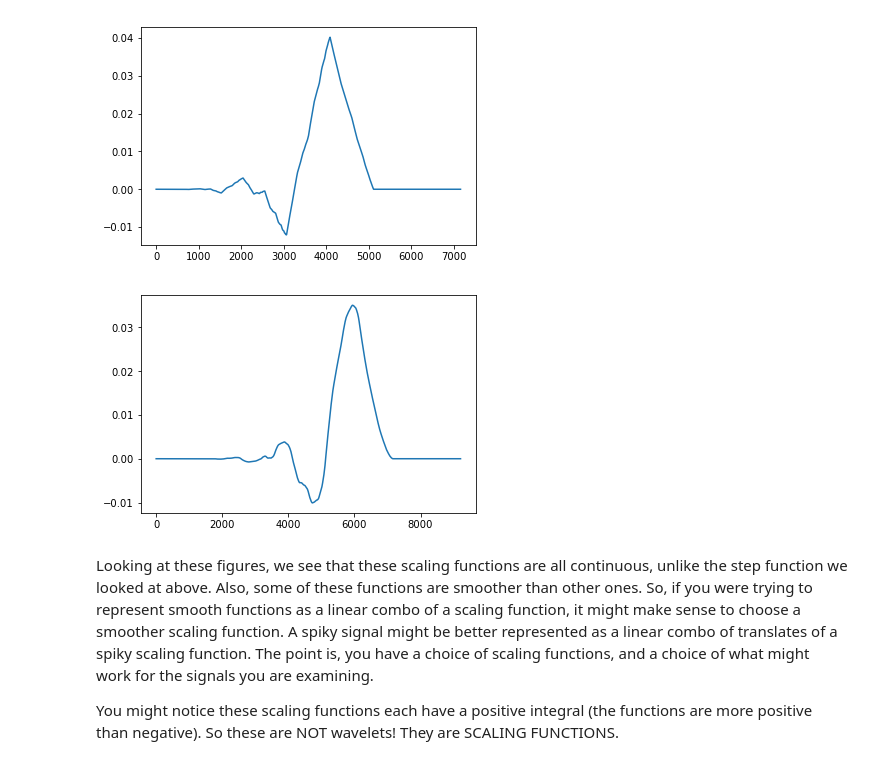
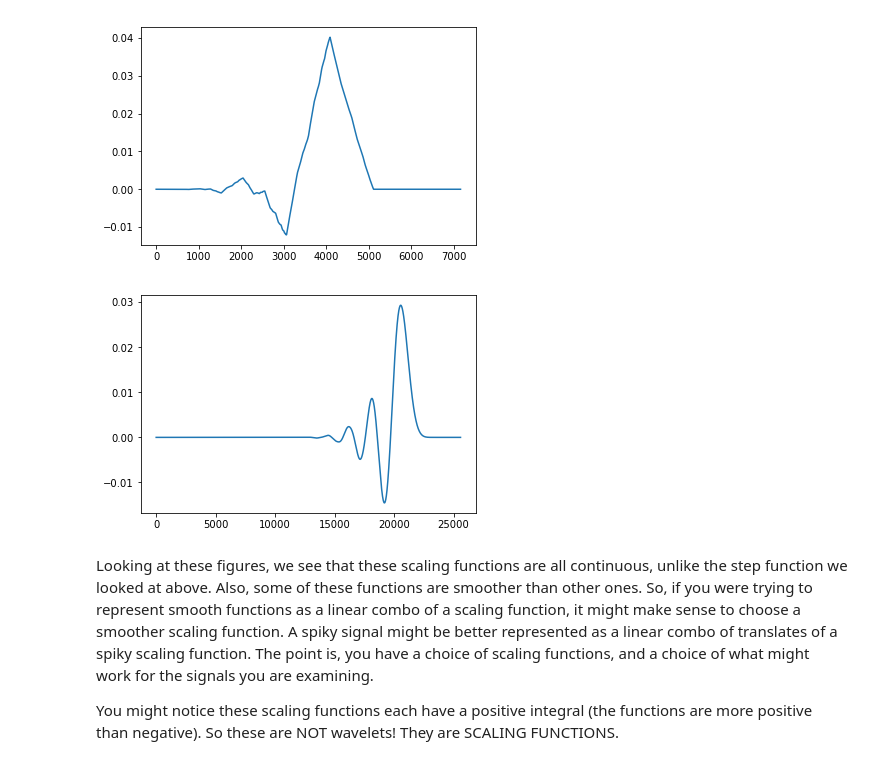
Before and after one commit to mlamoureux/Amat503, a Jupyter notebook: Lecture18.ipynb, the cells around one changed output. Cells and saved outputs as stored; diff of their text form; code cells hidden in the pictures.

```diff
--- a/Lecture18.ipynb
+++ b/Lecture18.ipynb
@@ -116,17 +116,17 @@ plot(x);
 # %% [output]
 [figure]
 # %%
-w = Wavelet('db4')
+w = Wavelet('db12')
 h = w.dec_lo
 y = [1, 0, 0, 0]
 for k in range(10):
     x = convolve(y,h)
     y = zeros(2*size(x))
     y[0:size(y):2] = x
 
 plot(x);
 # %% [output]
-[figure, old version]
+[figure, new version]
 # %% [markdown]
 Looking at these figures, we see that these scaling functions are all continuous, unlike the step function we looked at above. Also, some of these functions are smoother than other ones. So, if you were trying to represent smooth functions as a linear combo of a scaling function, it might make sense to
 choose a smoother scaling function. A spiky signal might be better represented as a linear combo of translates of a spiky scaling function. The point is, you have a choice of scaling functions, and a choice of what might work for the signals you are examining.
```
Also changed, not shown: parts of 14 cells of this notebook.
